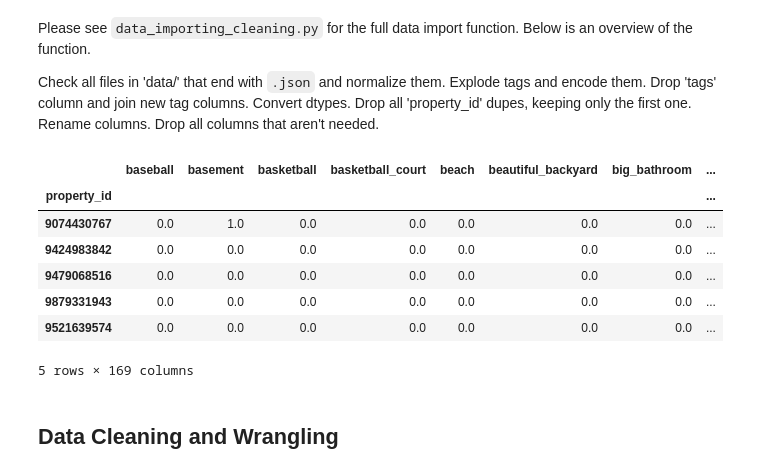
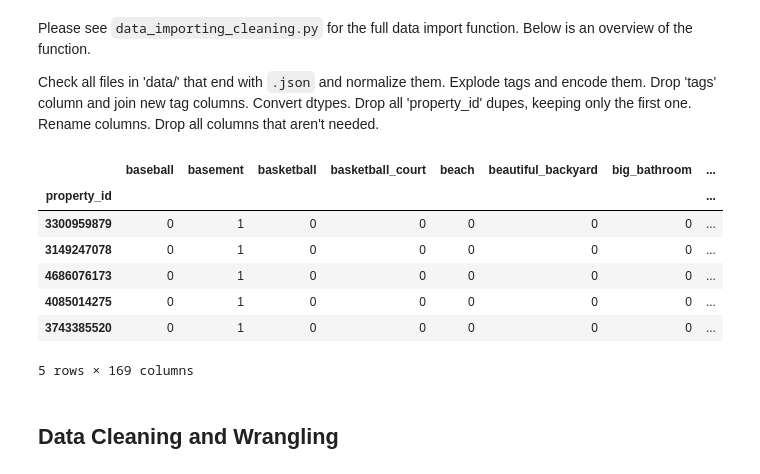
Before and after one commit to LeonFall3/LHL-Midterm-Project, a Jupyter notebook: notebooks/1 - EDA.ipynb, the cells around one changed output. Drawn from its saved outputs; the diff is of its cells as text; code cells hidden in the pictures.

```diff
--- a/notebooks/1 - EDA.ipynb
+++ b/notebooks/1 - EDA.ipynb
@@ -42,30 +42,28 @@ Drop all 'property_id' dupes, keeping only the first one.
 Rename columns.
 Drop all columns that aren't needed.
 # %%
-# Import and pickle raw df
+# # Import and pickle raw df
 # df = JSON_import(r'data/')
 # df.to_pickle('data/!raw_df.pkl')
 
+df= pd.read_pickle('data/!raw_df.pkl')
 # Cleaning data
-# df= cleaning_data(df)
+df= cleaning_data(df)
 # df.to_pickle('data/!cleaned_df.pkl')
-# df.to_csv('df.csv')
-# #dealing with missing data
-# df = missing_data(df)
-# df.to_pickle('data/!complete_df.pkl')
+
 
 # load pickled df
-df= pd.read_pickle('data/!complete_df.pkl')
+df= pd.read_pickle('data/!cleaned_df.pkl')
 
 df.head()
 # %% [output]
 |  | baseball | basement | basketball | basketball_court | beach | beautiful_backyard | big_bathroom | ... |
 | property_id |  |  |  |  |  |  |  | ... |
-| 9074430767 | 0.0 | 1.0 | 0.0 | 0.0 | 0.0 | 0.0 | 0.0 | ... |
-| 9424983842 | 0.0 | 0.0 | 0.0 | 0.0 | 0.0 | 0.0 | 0.0 | ... |
-| 9479068516 | 0.0 | 0.0 | 0.0 | 0.0 | 0.0 | 0.0 | 0.0 | ... |
-| 9879331943 | 0.0 | 0.0 | 0.0 | 0.0 | 0.0 | 0.0 | 0.0 | ... |
-| 9521639574 | 0.0 | 0.0 | 0.0 | 0.0 | 0.0 | 0.0 | 0.0 | ... |
+| 3300959879 | 0 | 1 | 0 | 0 | 0 | 0 | 0 | ... |
+| 3149247078 | 0 | 1 | 0 | 0 | 0 | 0 | 0 | ... |
+| 4686076173 | 0 | 1 | 0 | 0 | 0 | 0 | 0 | ... |
+| 4085014275 | 0 | 1 | 0 | 0 | 0 | 0 | 0 | ... |
+| 3743385520 | 0 | 1 | 0 | 0 | 0 | 0 | 0 | ... |
 5 rows × 169 columns
 # %% [markdown]
 ## Data Cleaning and Wrangling
```
Also changed, not shown: parts of 3 cells of this notebook.
